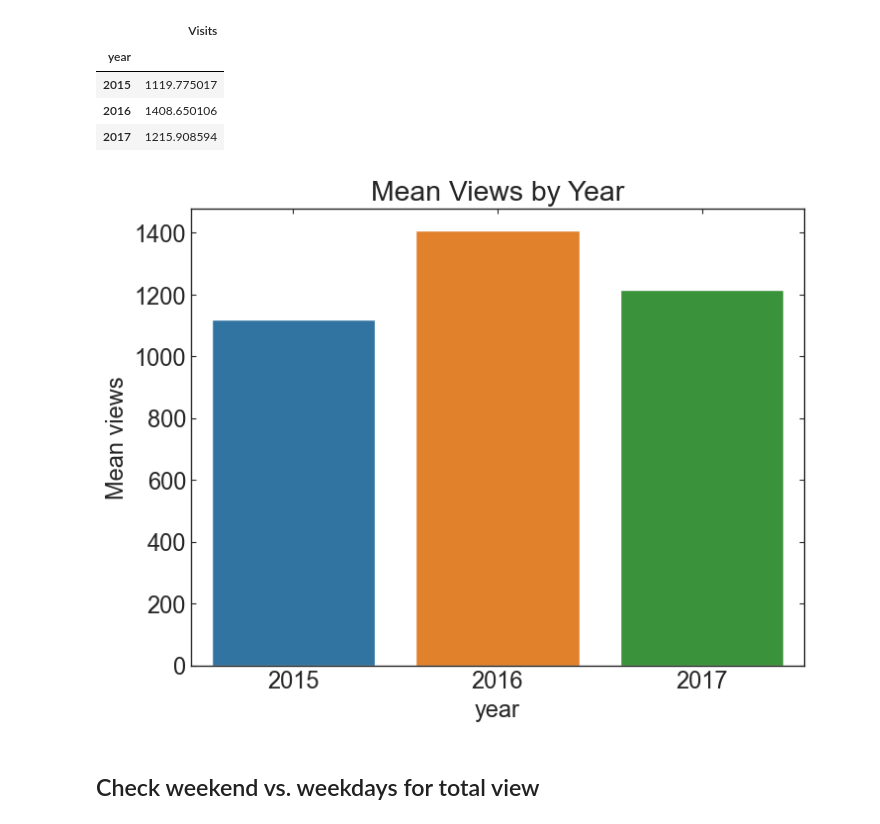
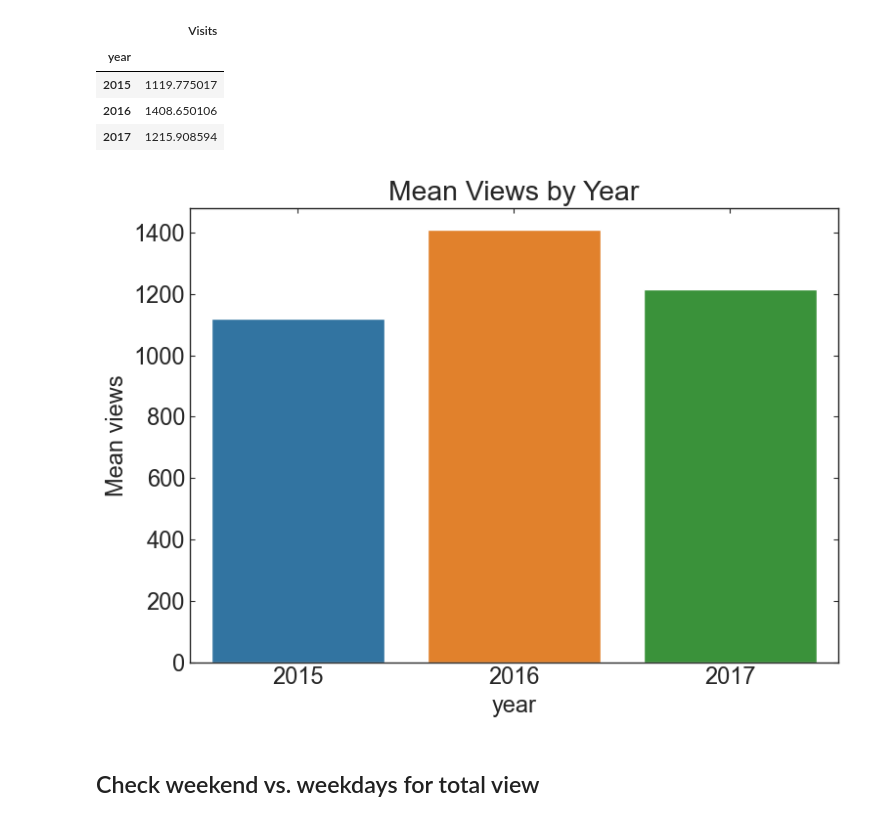
Before and after one commit to astrodoo/Springboard, a Jupyter notebook: Capstone_WebTraffic/notebook/WebTraffic_Preprocess_Model.ipynb, the cells around one changed output. Cells and saved outputs as stored; diff of their text form; code cells hidden in the pictures.

```diff
--- a/Capstone_WebTraffic/notebook/WebTraffic_Preprocess_Model.ipynb
+++ b/Capstone_WebTraffic/notebook/WebTraffic_Preprocess_Model.ipynb
@@ -49,6 +46,7 @@ To enable them in other operations, rebuild TensorFlow with the appropriate comp
 # %%
 datadir = '../datasets/raw'
 datadir_pr = '../datasets/processed'  # directory where the cleaned datasets are stored
+figdir = '../output/figures'
 # %% [markdown]
 ## Datasets consist of train and key:
 - **train.csv**
@@ -237,17 +245,22 @@ year_group
 | 2016 | 1408.650106 |
 | 2017 | 1215.908594 |
 # %%
+fig, ax = plt.subplots()
+
 # ytick format function
 # 'B' stands for billion (1e9)
 #ticklabel_func = lambda value, tick_number: "{:.0f}B".format(value/1e9)
 
-ax = sns.barplot(data=year_group.T)
+sns.barplot(data=year_group.T, ax=ax)
 
 #ax.yaxis.set_major_formatter(plt.FuncFormatter(ticklabel_func))
 ax.tick_params(axis='x')
-ax.set(title='Mean Views by Year', ylabel='Mean views');
+ax.set(title='Mean Views by Year', ylabel='Mean views')
+
+fig.tight_layout()
+fig.savefig(os.path.join(figdir,'mean_views_year.png'));
 # %% [output]
-[figure, old version]
+[figure, new version]
 # %% [markdown]
 ## Check weekend vs. weekdays for total view
 # %%
```
Also changed, not shown: parts of 40 cells of this notebook, 48 other files.
